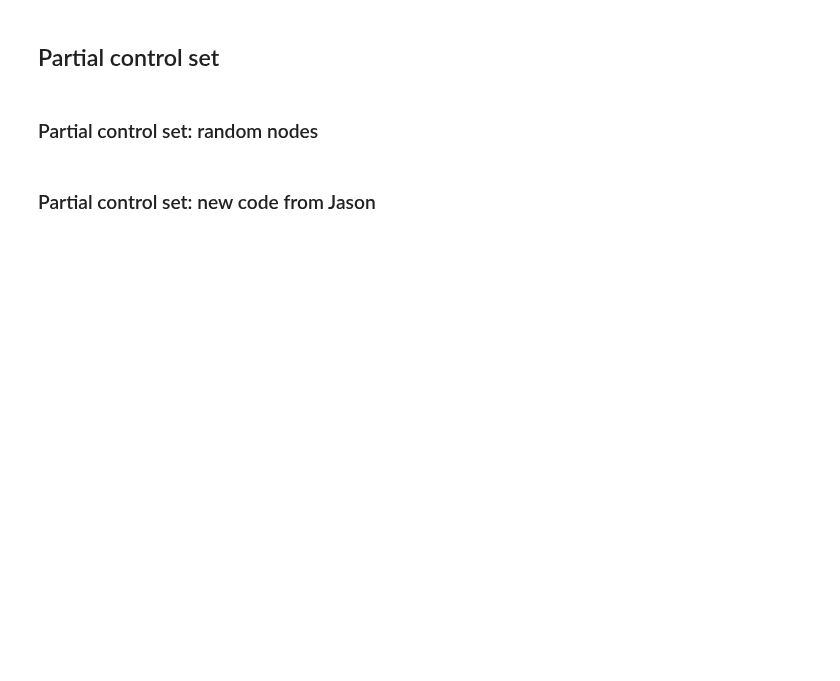
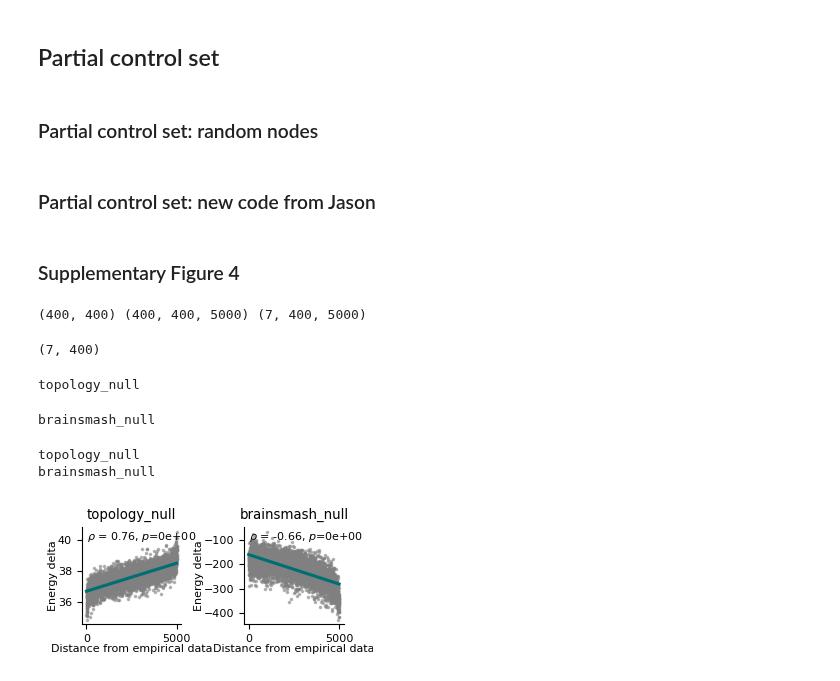
Before and after one commit to LindenParkesLab/nct_xr, a Jupyter notebook: scripts/results_optimized_control_energy.ipynb, the cells around one changed output. Drawn from its saved outputs; the diff is of its cells as text; code cells hidden in the pictures; blank space fills up the shorter version.

```diff
--- a/scripts/results_optimized_control_energy.ipynb
+++ b/scripts/results_optimized_control_energy.ipynb
@@ -567,3 +635,16 @@ if run_cells is True:
 
     f.tight_layout()
     f.savefig(os.path.join(outdir, 'control_energy_partial_new.svg'), dpi=600, bbox_inches="tight", pad_inches=0.01)
+# %% [markdown]
+### Supplementary Figure 4
+# %%
+adjacency = np.load(os.path.join(indir, '{0}_{1}_Am.npy'.format(which_data, atlas)))
+adjacency_perm = np.load(os.path.join(outdir, '{0}_{1}_Am_perm-wsp-5000.npy'.format(which_data, atlas)))
+surrogates = np.load(os.path.join(outdir, '{0}_{1}_rsts_fmri_clusters_k-7_brainsmash-surrogates-5000.npy'.format(which_data, atlas)))
+print(adjacency.shape, adjacency_perm.shape, surrogates.shape)
+# %% [output]
+(400, 400) (400, 400, 5000) (7, 400, 5000)
+# %%
+centroids.shape
+# %% [output]
+(7, 400)
@@ -569,0 +656,52 @@ if run_cells is True:
+# %%
+plot_data = np.zeros((n_nulls, n_states, n_states, n_perms))
+
+for n in np.arange(n_nulls):
+    print(nulls[n])
+    for i in tqdm(np.arange(n_states)):
+        for j in np.arange(n_states):
+            if i != j:
+                # print(i, j)
+                adj_norm = adjacency_norm
+                adj_norm[np.eye(n_nodes) == 1] = adjacency_weights[i, j]
+                null_distance = np.zeros(n_perms)
+                for k in np.arange(n_perms):
+                    if n == 0:
+                        adj_perm_norm = adjacency_perm_norm[:, :, k]
+                        adj_perm_norm[np.eye(n_nodes) == 1] = adjacency_weights_null[n, i, j, :, k]
+                        null_distance[k] = np.linalg.norm(adj_norm - adj_perm_norm)
+                    elif n == 1:
+                        null_distance[k] = np.linalg.norm(normalize_state(centroids[j, :]) - normalize_state(surrogates[j, :, k]))
+                sort_idx = np.argsort(null_distance)
+                null_energy_difference = control_energy_variable_decay_null[n, i, j, :] - control_energy_variable_decay[i, j]
+                plot_data[n, i, j, :] = null_energy_difference[sort_idx]
+# %% [output]
+topology_null
+brainsmash_null
+# %%
+f, ax = plt.subplots(1, 2, figsize=(3.25, 1.7))
+for n in np.arange(n_nulls):
+    print(nulls[n])
+    # for i in tqdm(np.arange(n_states)):
+    #     for j in np.arange(n_states):
+    #         if i != j:
+    #             ax[n].plot(plot_data[n, i, j],  c='gray', alpha=0.1, linewidth=0.5)
+    plot_mean = plot_data[n].mean(axis=0).mean(axis=0)
+    # ax[n].plot(plot_mean,  c='b', alpha=0.75, linewidth=0.5)
+    reg_plot(np.arange(n_perms), plot_mean, xlabel='', ylabel='', ax=ax[n], annotate='spearman', kde=False)
+    stats = sp.stats.spearmanr(np.arange(n_perms), plot_mean)
+    ax[n].set_title(nulls[n])
+
+for this_ax in ax:
+    this_ax.set_xlabel('Distance from empirical data')
+    this_ax.set_ylabel('Energy delta')
+# ax[0].set_xlabel('Distance from empirical data')
+# ax[0].set_ylabel('Energy delta')
+
+f.tight_layout()
+f.savefig(os.path.join(outdir, 'null_distance_from_empirical.svg'), dpi=600, bbox_inches="tight", pad_inches=0.01)
+plt.show()
+# %% [output]
+topology_null
+brainsmash_null
+[figure, added]
```
Also changed, not shown: parts of 13 cells of this notebook.
